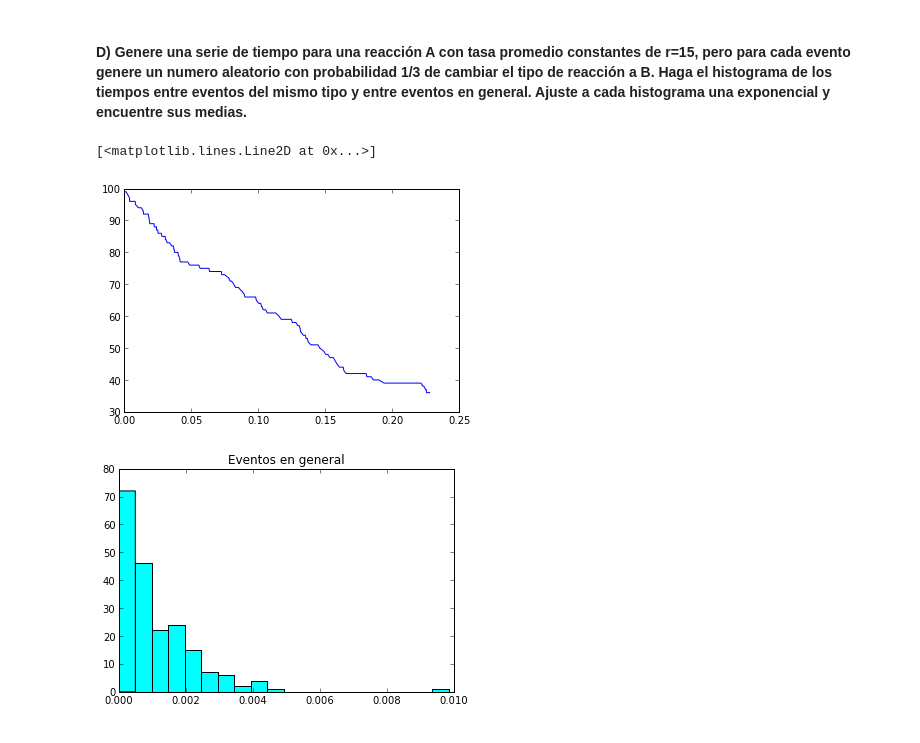
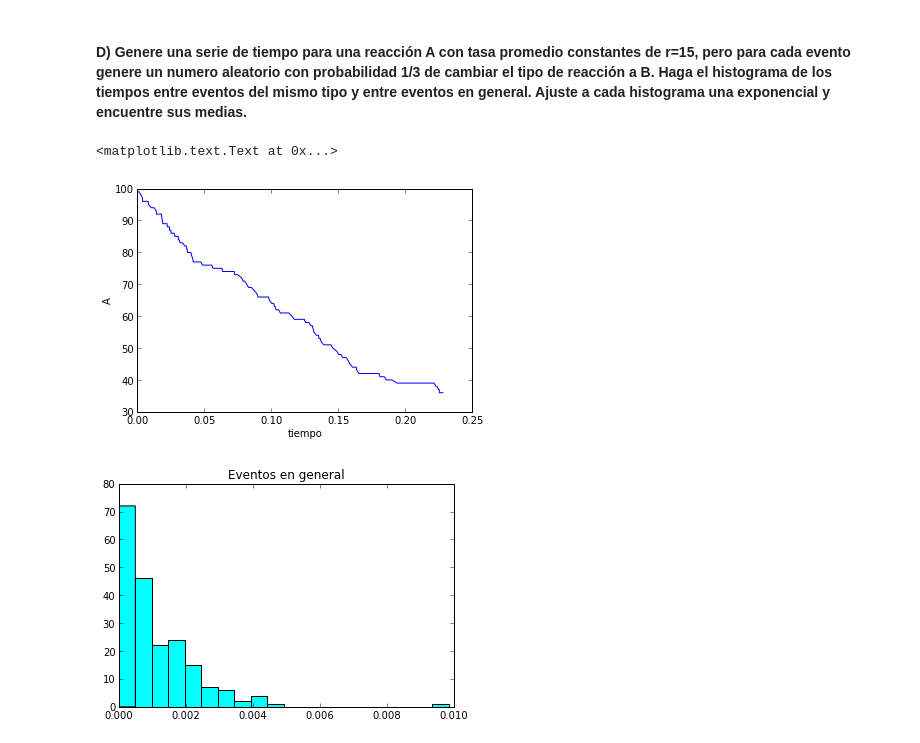
Before and after one commit to jdestupinan1332/Sistems-Biology, a Jupyter notebook: hw_4/Punto 2.ipynb, the cells around one changed output. Cells and saved outputs as stored; diff of their text form; code cells hidden in the pictures.

```diff
--- a/hw_4/Punto 2.ipynb
+++ b/hw_4/Punto 2.ipynb
@@ -160,9 +160,11 @@ for i in range(200):
     tA.append(ta)
 # %%
 plot (tiempos, lista)
+xlabel('tiempo')
+ylabel('A')
 # %% [output]
-[<matplotlib.lines.Line2D at 0x...>]
+<matplotlib.text.Text at 0x...>
-[figure, old version]
+[figure, new version]
 # %%
 fig = plt.figure()
 ax = fig.add_subplot(111)
```
Also changed, not shown: parts of 1 cell of this notebook.
